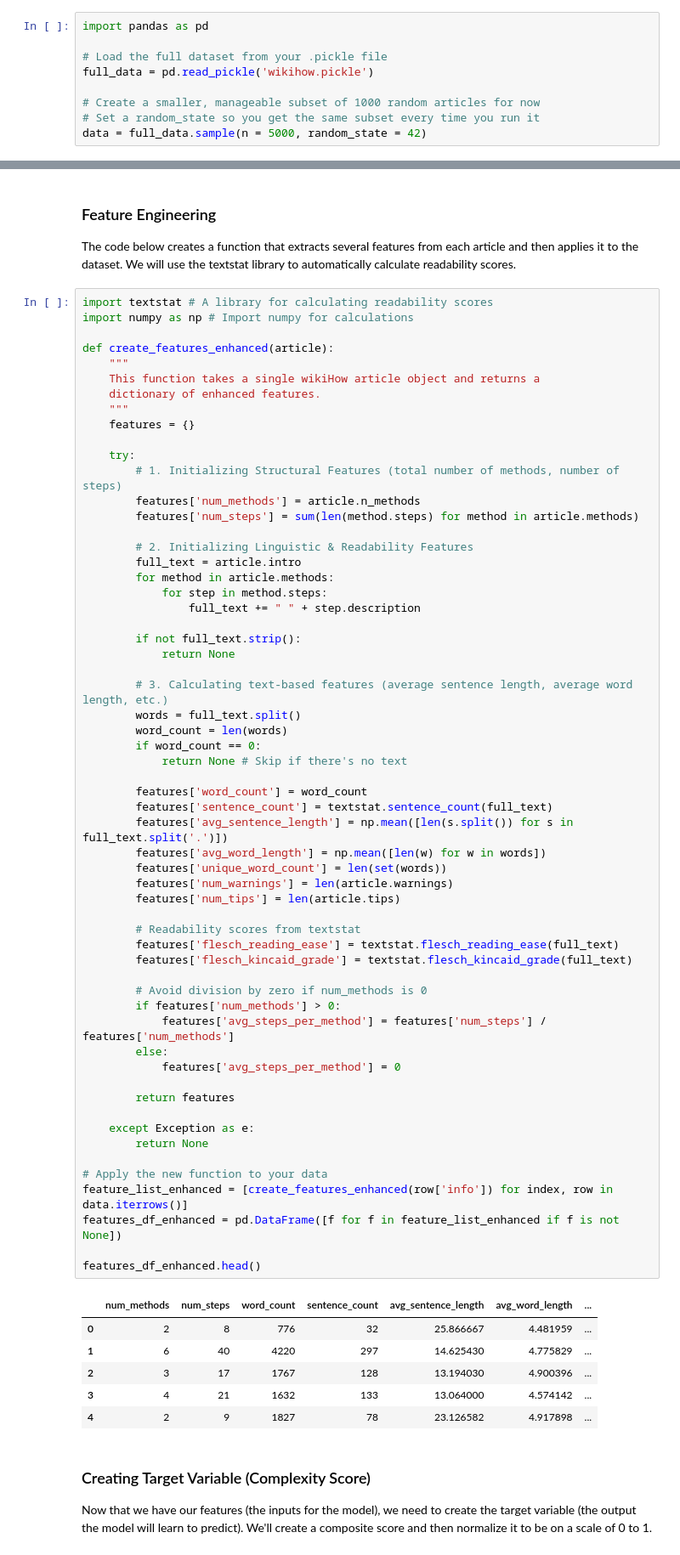
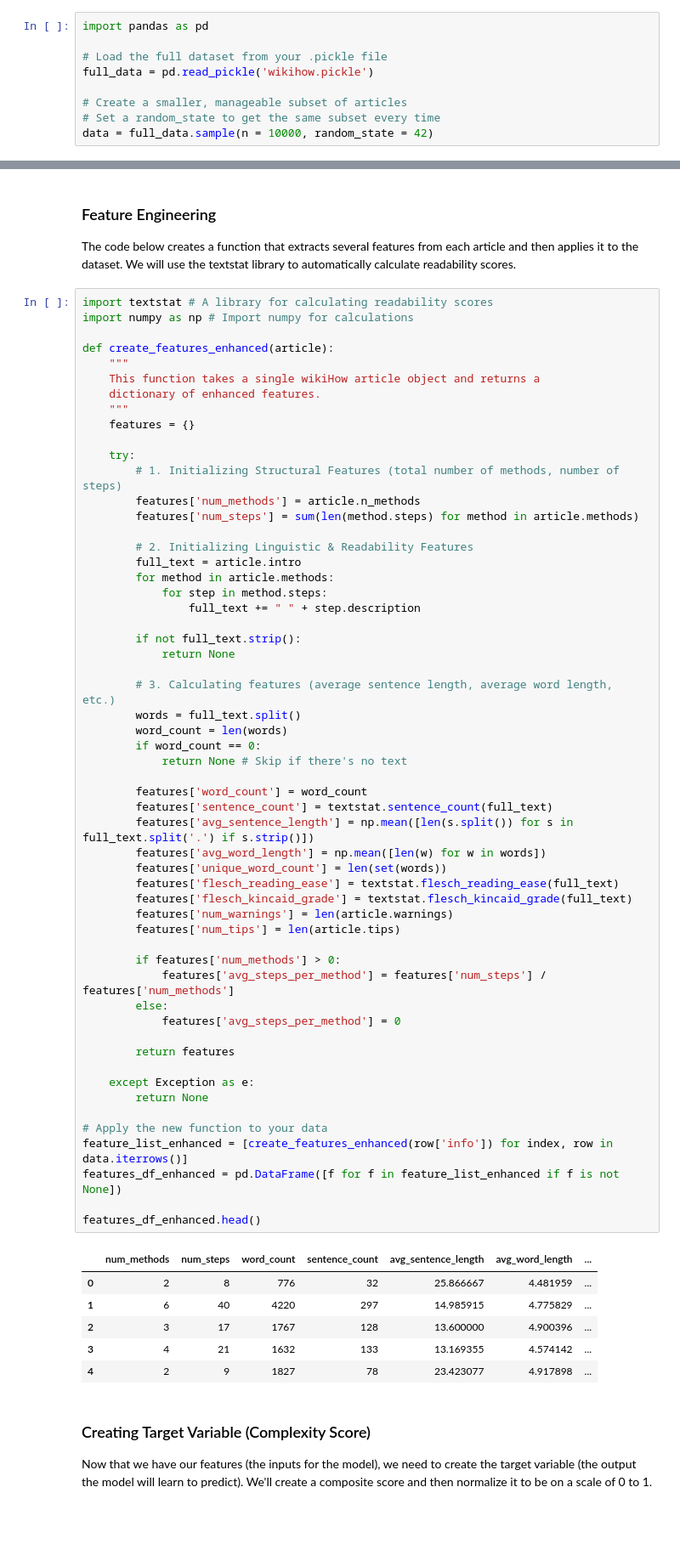
Before and after one commit to marcocastillo865/Instruction-Complexity-Analyzer, a Jupyter notebook: instruction_complexity_analyzer.ipynb, the cells around one changed output, grey strips where cells are left out. Shown at 85% size. Saved outputs shown, nothing was run; the diff lists cells and outputs as text; blank space fills up the shorter version.

```diff
--- a/instruction_complexity_analyzer.ipynb
+++ b/instruction_complexity_analyzer.ipynb
@@ -10,9 +6,9 @@ import pandas as pd
 # Load the full dataset from your .pickle file
 full_data = pd.read_pickle('wikihow.pickle')
 
-# Create a smaller, manageable subset of 1000 random articles for now
-# Set a random_state so you get the same subset every time you run it
-data = full_data.sample(n = 5000, random_state = 42)
+# Create a smaller, manageable subset of articles
+# Set a random_state to get the same subset every time
+data = full_data.sample(n = 10000, random_state = 42)
 # %%
 print(f"Working with a subset of {len(data)} articles.")
 data.head()
@@ -117,47 +113,44 @@ def create_features_enhanced(article):
         if not full_text.strip():
             return None
 
-        # 3. Calculating text-based features (average sentence length, average word length, etc.)
+        # 3. Calculating features (average sentence length, average word length, etc.)
         words = full_text.split()
         word_count = len(words)
         if word_count == 0:
             return None # Skip if there's no text
 
         features['word_count'] = word_count
         features['sentence_count'] = textstat.sentence_count(full_text)
-        features['avg_sentence_length'] = np.mean([len(s.split()) for s in full_text.split('.')])
+        features['avg_sentence_length'] = np.mean([len(s.split()) for s in full_text.split('.') if s.strip()])
         features['avg_word_length'] = np.mean([len(w) for w in words])
         features['unique_word_count'] = len(set(words))
+        features['flesch_reading_ease'] = textstat.flesch_reading_ease(full_text)
+        features['flesch_kincaid_grade'] = textstat.flesch_kincaid_grade(full_text)
         features['num_warnings'] = len(article.warnings)
         features['num_tips'] = len(article.tips)
 
-        # Readability scores from textstat
-        features['flesch_reading_ease'] = textstat.flesch_reading_ease(full_text)
-        features['flesch_kincaid_grade'] = textstat.flesch_kincaid_grade(full_text)
-
-        # Avoid division by zero if num_methods is 0
         if features['num_methods'] > 0:
             features['avg_steps_per_method'] = features['num_steps'] / features['num_methods']
         else:
             features['avg_steps_per_method'] = 0
 
         return features
 
     except Exception as e:
         return None
 
 # Apply the new function to your data
 feature_list_enhanced = [create_features_enhanced(row['info']) for index, row in data.iterrows()]
 features_df_enhanced = pd.DataFrame([f for f in feature_list_enhanced if f is not None])
 
 features_df_enhanced.head()
 # %% [output]
 |  | num_methods | num_steps | word_count | sentence_count | avg_sentence_length | avg_word_length | ... |
 | 0 | 2 | 8 | 776 | 32 | 25.866667 | 4.481959 | ... |
-| 1 | 6 | 40 | 4220 | 297 | 14.625430 | 4.775829 | ... |
-| 2 | 3 | 17 | 1767 | 128 | 13.194030 | 4.900396 | ... |
-| 3 | 4 | 21 | 1632 | 133 | 13.064000 | 4.574142 | ... |
-| 4 | 2 | 9 | 1827 | 78 | 23.126582 | 4.917898 | ... |
+| 1 | 6 | 40 | 4220 | 297 | 14.985915 | 4.775829 | ... |
+| 2 | 3 | 17 | 1767 | 128 | 13.600000 | 4.900396 | ... |
+| 3 | 4 | 21 | 1632 | 133 | 13.169355 | 4.574142 | ... |
+| 4 | 2 | 9 | 1827 | 78 | 23.423077 | 4.917898 | ... |
 # %% [markdown]
 ### Creating Target Variable (Complexity Score)
 Now that we have our features (the inputs for the model), we need to create the target variable (the output the model will learn to predict). We'll create a composite score and then normalize it to be on a scale of 0 to 1.
```
Also changed, not shown: parts of 13 cells of this notebook, 8 other files.
